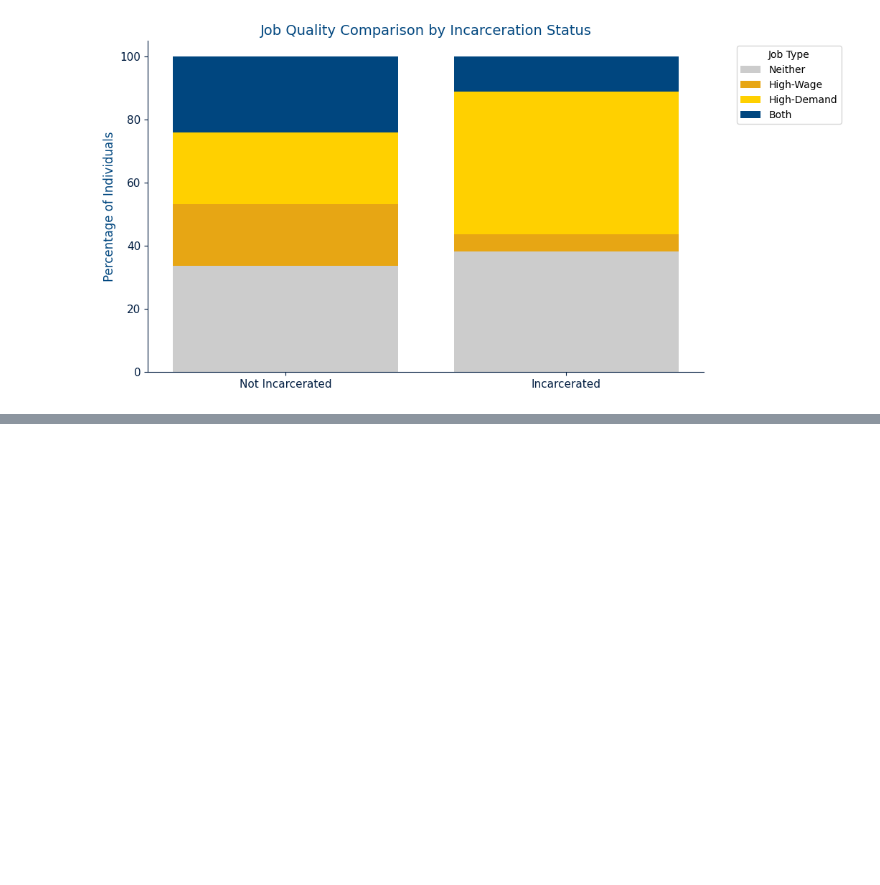
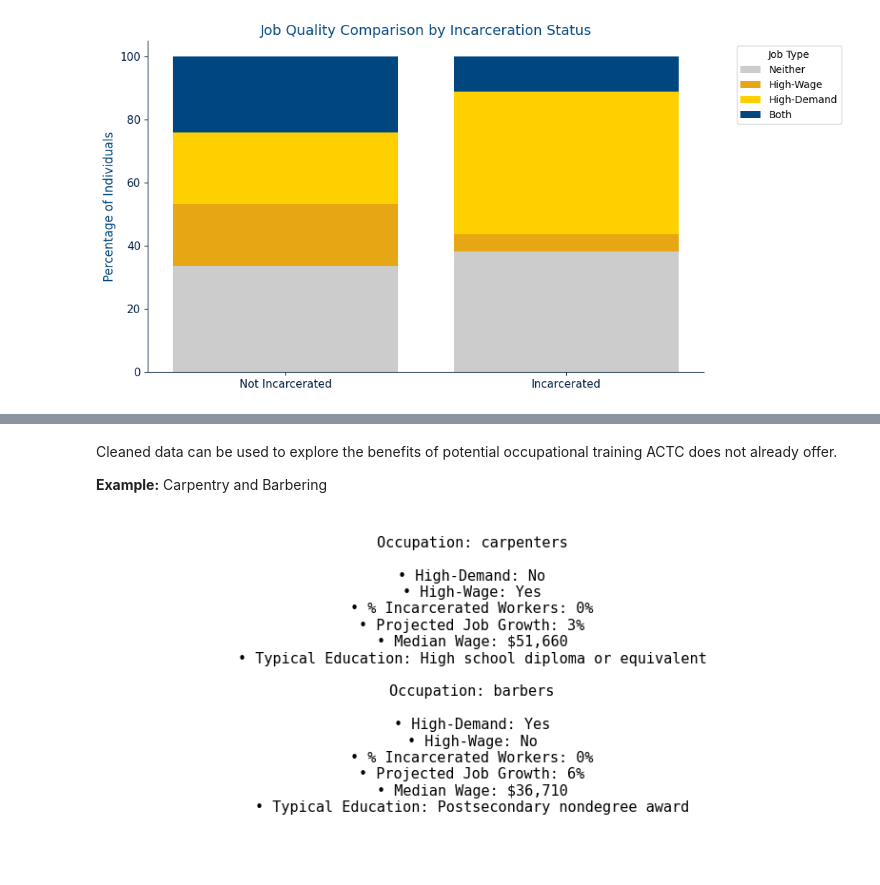
Before and after one commit to ashley-skidmore/prison_to_profession, a Jupyter notebook: main.ipynb, the cells around one changed output, grey strips where cells are left out. Drawn from its saved outputs; the diff is of its cells as text; code cells hidden in the pictures; blank space fills up the shorter version.

Commit message:
additional plots

```diff
--- a/main.ipynb
+++ b/main.ipynb
@@ -266,7 +268,7 @@ Plot saved to: plots\education_grouped_bar.png
 The DataFrame all_data only contains occupational data for jobs people in the acs dataset have.
 To create plots that pull from all occupational data, I need to use the oo_data table by itself.
 '''
-oo_df = pd.read_sql_query("""SELECT education_required, mean_annual_wage, percent_change FROM oo_data""", conn)
+oo_df = pd.read_sql_query("""SELECT education_required, mean_annual_wage, percent_change, occupation FROM oo_data""", conn)
 
 # Dropping rows with missing data
 heatmap_data = oo_df.dropna(subset=['education_required', 'mean_annual_wage', 'percent_change'])
@@ -408,0 +463,9 @@ all_data.to_csv("data/all_data.csv", index=False)
+# %%
+# Changing occupations to all lower case
+oo_df["occupation"] = oo_df["occupation"].str.strip().str.lower()
+
+# Creating a new column with corresponding ACTC degrees
+oo_df["actc_program"] = oo_df["occupation"].map(job_to_actc_program)
+
+# Filtering df to only include occupations with ACTC degrees
+actc_df = oo_df[oo_df["actc_program"].notna()].copy()
@@ -408,0 +548,55 @@ all_data.to_csv("data/all_data.csv", index=False)
+# %% [markdown]
+Cleaned data can be used to explore the benefits of potential occupational training ACTC does not already offer.
+
+**Example:** Carpentry and Barbering
+# %%
+occupations_to_plot = ["carpenters", "barbers"]
+
+# Total number of incarcerated individuals
+total_incarcerated = all_data[all_data["likely_incarcerated"] == True].shape[0]
+
+# Counting how many incarcerated people are in each occupation
+incarcerated_counts = (all_data[all_data["likely_incarcerated"] == True].groupby("occupation")["occupation"].count())
+
+# Converting to percent
+incarcerated_percent = (incarcerated_counts / total_incarcerated).round(3)
+
+fig, ax = plt.subplots(figsize=(8, 4))
+ax.axis('off')
+
+text = ""
+
+for occ in occupations_to_plot:
+    # Getting matching row from oo_df
+    row = oo_df[oo_df["occupation"] == occ].iloc[0]
+
+    # Getting information on rows
+    growth = row["percent_change"]
+    wage = row["mean_annual_wage"]
+    education = row["education_required"]
+
+    # Determining high-demand and high-wage
+    is_high_demand = growth >= 5
+    is_high_wage = wage >= 50000
+
+    # Geting percent of incarcerated workers in this occupation
+    inc_pct = incarcerated_percent.get(occ, 0.0)
+
+    # Adding info block to the panel
+    text += f"""Occupation: {occ}
+
+• High-Demand: {"Yes" if is_high_demand else "No"}
+• High-Wage: {"Yes" if is_high_wage else "No"}
+• % Incarcerated Workers: {inc_pct:.0%}
+• Projected Job Growth: {growth:.0f}%
+• Median Wage: ${wage:,.0f}
+• Typical Education: {education}
+
+"""
+
+Displaying the text panel
+ax.text(0.5, 0.5, text, fontsize=11, ha='center', va='center', family='monospace')
+plt.tight_layout()
+plt.show()
+# %% [output]
+[figure, added]
```
Also changed, not shown: parts of 12 cells of this notebook, 2 other files.
